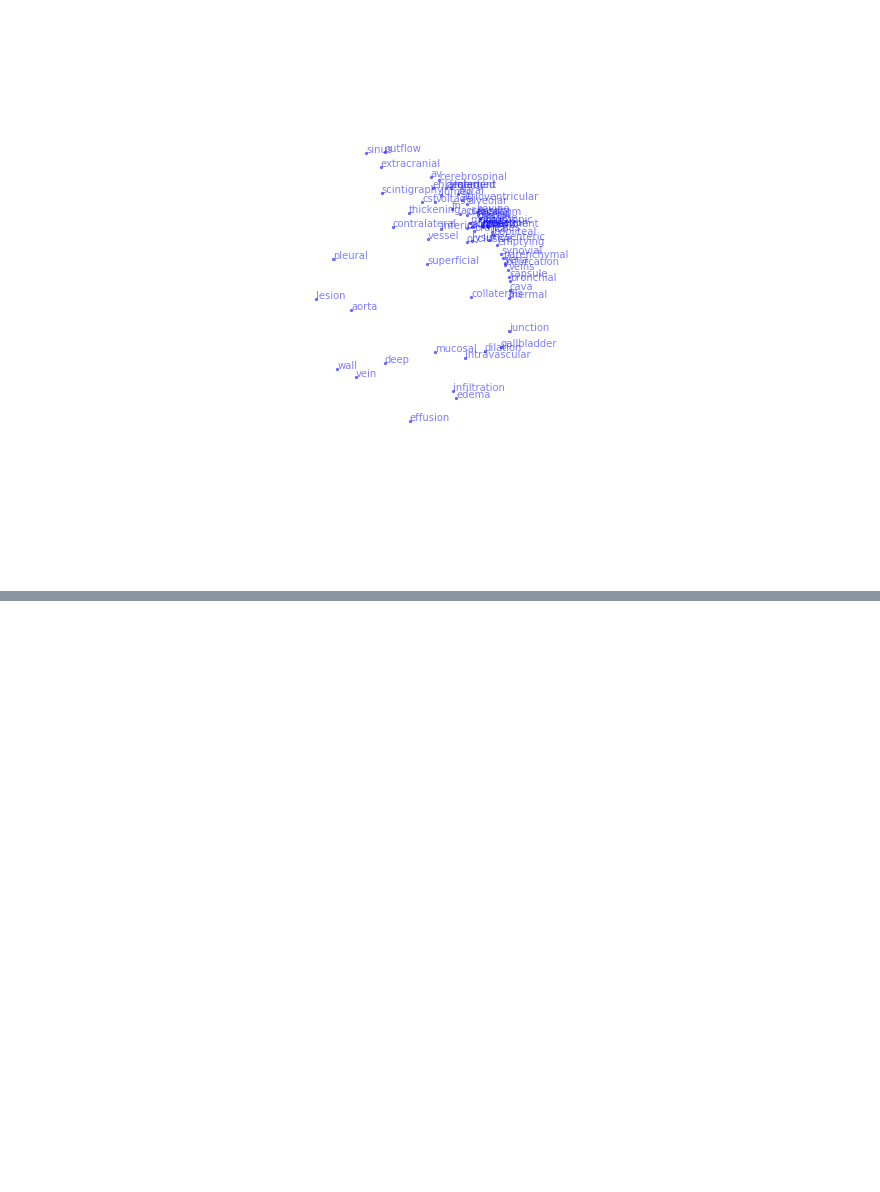
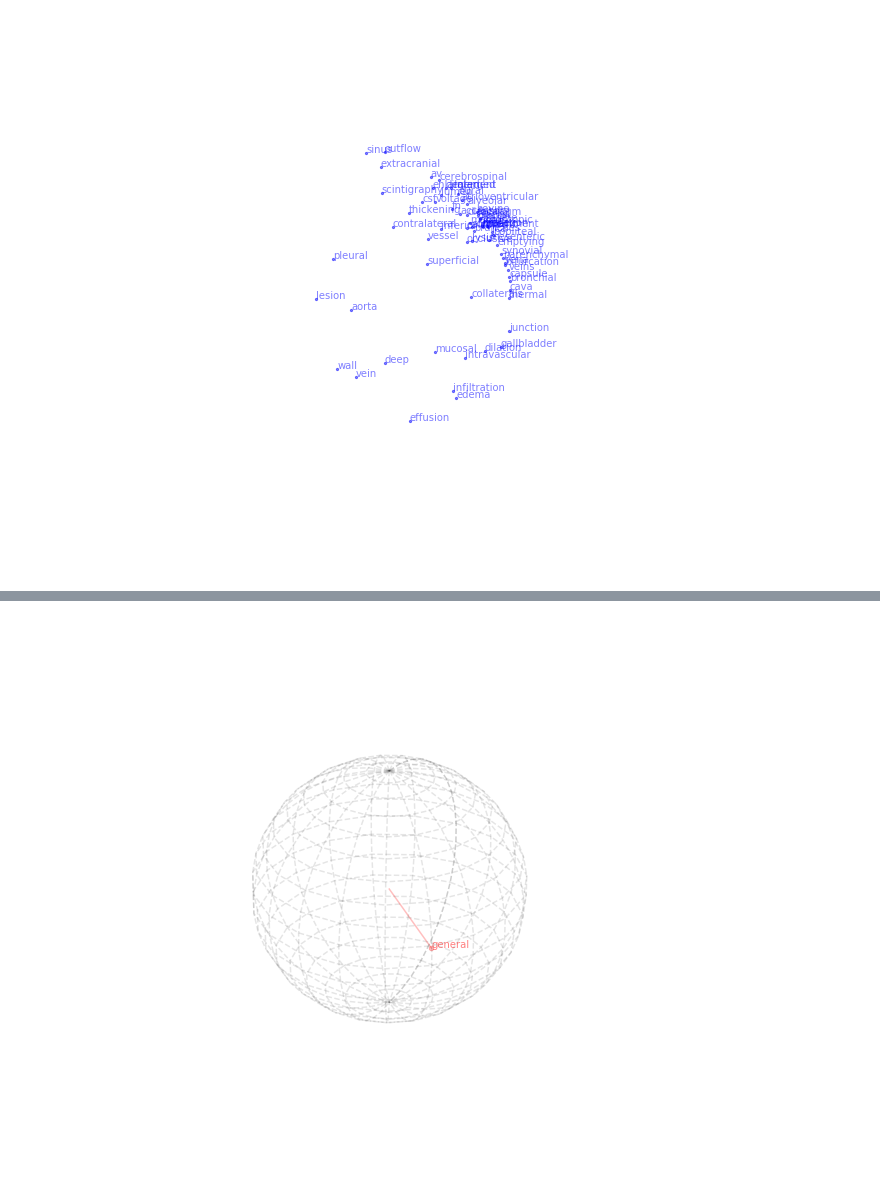
Before and after one commit to brendanchambers/attention_wildfires, a Jupyter notebook: research_dynamics/dynamics_v2/try_CCA.ipynb, the cells around one changed output, grey strips where cells are left out. Cells and saved outputs as stored; diff of their text form; code cells hidden in the pictures; blank space fills up the shorter version.

```diff
--- a/research_dynamics/dynamics_v2/try_CCA.ipynb
+++ b/research_dynamics/dynamics_v2/try_CCA.ipynb
@@ -918,9 +956,9 @@ ax.axis('off')
 cluster1_central = [3647, 4960, 4935, 2769, 2608, 4273, 2563, 3084, 1899, 3181, 1798, 2920, 3581, 1865, 2212,
                     3083, 5200, 4276, 1872, 1200, 2356, 2553, 3679, 3844, 3661, 1503, 1203, 3810, 4141, 4089,
                     4306, 2943, 3997, 4641, 4602, 3971, 3912, 2556, 201, 3198, 3476, 2155, 2808, 4978, 2501,
-                    4627, 2370, 3706, 2770, 4035, 3378, 3883, 1025, 3625, 3256, 1186, 5121, 2337, 3870, 4212]
-                    #1030, 832, 1170, 1708, 3867, 1026, 4378, 4099, 4300, 1399, 1023, 1934, 1675, 4430, 3036, 319,
-                    #2784, 4050, 3040]
+                    4627, 2370, 3706, 2770, 4035, 3378, 3883, 1025, 3625, 3256, 1186, 5121, 2337, 3870, 4212,
+                    1030, 832, 1170, 1708, 3867, 1026, 4378, 4099, 4300, 1399, 1023, 1934, 1675, 4430, 3036, 319,
+                    2784, 4050, 3040]
 clusterID = 0  # list index (this is cluster 1)
 this_vocab = [w for w in models[short_names[clusterID]].wv.vocab]
 
@@ -1045,12 +1083,12 @@ plt.savefig('figures_2/globe eigcentral words cluster1_text only.pdf',
 cluster2_central = [3638, 6428, 3316, 4172, 8704, 3318, 6722, 3317, 2741, 7830, 5047, 7835, 7893, 6174, 3312, 917, 6099, 2434, 5647,
                     9784, 7072, 8961, 2380, 2373, 8485, 7067, 6982, 7100, 4855,
                     5741, 3336, 9435, 9826, 3821, 8909, 3145, 3326, 9210, 5396, 2435, 7701, 8626, 9158, 4818, 6727, 2296, 6981, 3900,
-                    2297, 3182, 7090, 9471, 9503, 8785, 3830, 3805, 9372, 6703, 6291, 3319, 8169, 9146, 6674, 2300, 902, 9409, 5404]
-                   # 1316, 8779, 3329, 948, 881, 7668, 9509, 2987, 9452, 4970, 10126, 2531, 6279, 3559, 7654, 7667, 9938, 967, 9283]
-                   # 2742, 2539, 8855, 9125, 3023, 9559, 2428, 3608, 4824, 6707, 8149, 3399, 8041, 4976, 9374, 7549, 7775, 5356, 8872,
-                   # 9294, 1327, 2528, 9925, 790, 3632, 993, 7069, 2426, 9181, 5400, 7035, 3763, 9701, 7273, 8989, 4932, 5089, 8338,
-                   # 6047, 8446, 8547, 8831, 8962, 3983, 2443, 9634, 7040, 9497, 4798, 3541, 6289, 4974, 4536, 952, 937, 5535, 7073,
-                   # 4235, 5667, 3170, 2900, 8057, 4103, 8448, 4965, 9951, 3315]
+                    2297, 3182, 7090, 9471, 9503, 8785, 3830, 3805, 9372, 6703, 6291, 3319, 8169, 9146, 6674, 2300, 902, 9409, 5404,
+                    1316, 8779, 3329, 948, 881, 7668, 9509, 2987, 9452, 4970, 10126, 2531, 6279, 3559, 7654, 7667, 9938, 967, 9283,
+                    2742, 2539, 8855, 9125, 3023, 9559, 2428, 3608, 4824, 6707, 8149, 3399, 8041, 4976, 9374, 7549, 7775, 5356, 8872,
+                    9294, 1327, 2528, 9925, 790, 3632, 993, 7069, 2426, 9181, 5400, 7035, 3763, 9701, 7273, 8989, 4932, 5089, 8338,
+                    6047, 8446, 8547, 8831, 8962, 3983, 2443, 9634, 7040, 9497, 4798, 3541, 6289, 4974, 4536, 952, 937, 5535, 7073,
+                    4235, 5667, 3170, 2900, 8057, 4103, 8448, 4965, 9951, 3315]
 clusterID = 1  # list index (this is cluster 2)
 this_vocab = [w for w in models[short_names[clusterID]].wv.vocab]
 
@@ -1180,0 +1255,64 @@ plt.savefig('figures_2/globe eigcentral words cluster2_text only.pdf',
+# %%
+
+
+D_cca = 3
+U_eig = np.zeros( (len(cluster1_central), D_cca) )
+for i, idx in enumerate(cluster1_central):
+    U_eig[i,:] = U_all[idx,:]
+
+
+this_vocab = [w for w in models[short_names[0]].wv.vocab]
+this_vocab = [this_vocab[i] for i in cluster1_central]
+
+U_centroids = get_median_words(U_eig, this_vocab)
+
+print('median words of U_c')
+for row in U_centroids:
+    print(row)
+
+
+#########################
+
+#############################################################
+fig = plt.figure(figsize=(10,10))
+ax = fig.add_subplot(111, projection='3d')
+
+u = np.linspace(0, np.pi, 20)
+v = np.linspace(0, 2 * np.pi, 20)
+
+eps = 0.000001
+x = np.outer(np.sin(u), np.sin(v)) - eps
+y = np.outer(np.sin(u), np.cos(v)) - eps
+z = np.outer(np.cos(u), np.ones_like(v)) - eps
+
+ax.plot_wireframe(x, y, z,
+                color='k',
+                linestyle='--',
+                alpha=0.1)
+dim1 = 0
+dim2 = 1
+dim3 = 2
+for i,(w, v) in enumerate(U_centroids):  #  v - index of the word
+
+    ax.scatter(U_eig[v, dim1], U_eig[v, dim2], U_eig[v, dim3],
+                color='r', marker='o',
+                alpha=0.25)
+
+    ax.plot([0,U_eig[v, dim1]], [0,U_eig[v, dim2]], [0,U_eig[v, dim3]],
+                color='r',
+                alpha=0.25)
+
+    ax.text(U_eig[v, dim1], U_eig[v, dim2], U_eig[v, dim3],
+             s=this_vocab[v],
+             color='r',alpha=0.5)
+
+ax.axis('off')
+
+
+#plt.savefig('figures_2/sphere distant words for worlds 1 2.png',
+#            transparent=True,
+#            bbox_inches='tight')
+#plt.savefig('figures_2/sphere distant words for worlds 1 2.pdf',
+#            transparent=True,
+#            bbox_inches='tight')
+# %% [output]
@@ -1180,0 +1327 @@ plt.savefig('figures_2/globe eigcentral words cluster2_text only.pdf',
+[figure, added]
```
Also changed, not shown: parts of 18 cells of this notebook, 27 other files.
